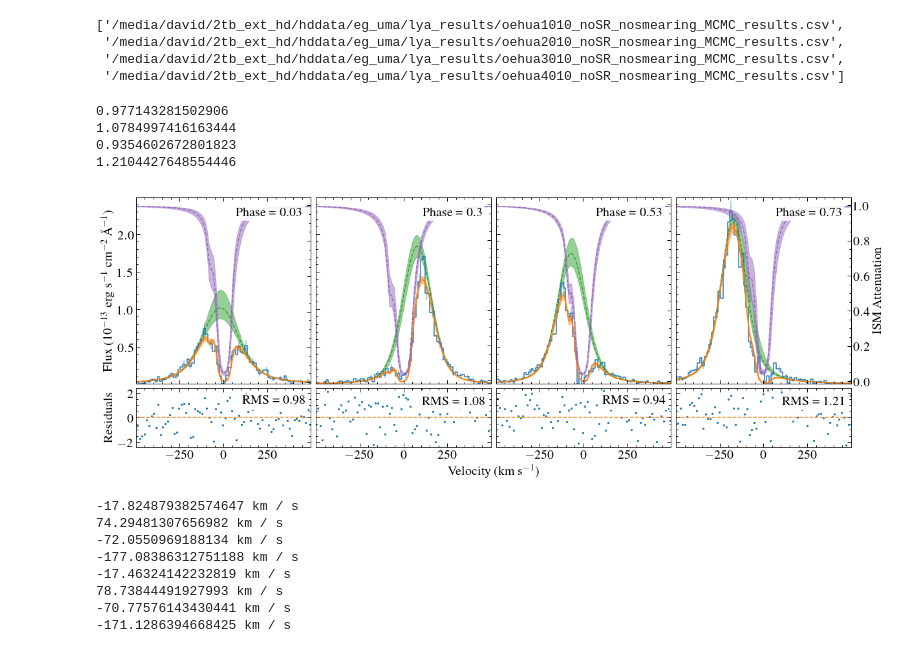
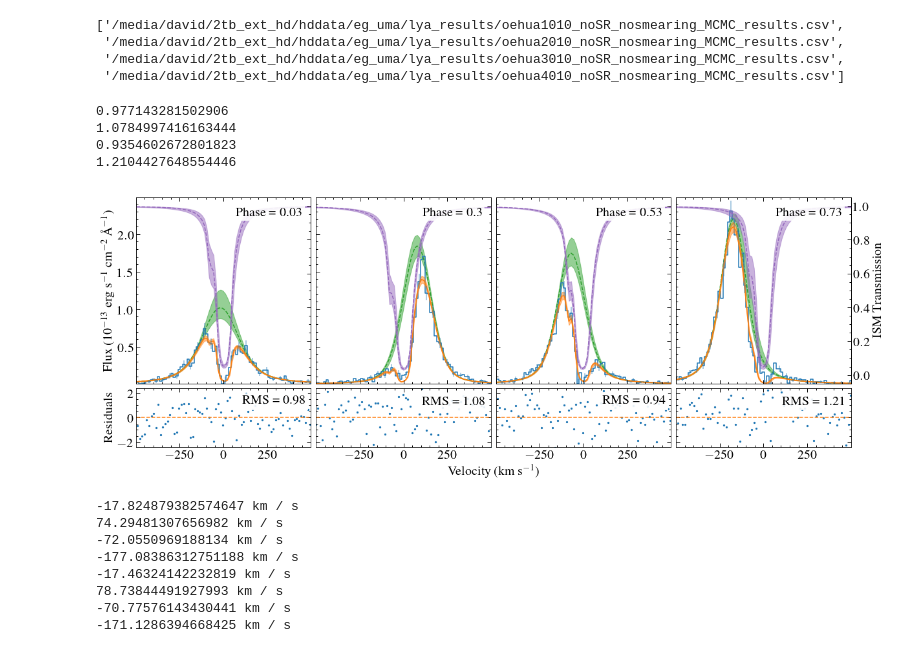
Before and after one commit to davidjwilson/pceb, a Jupyter notebook: eg_uma/eg_uma_lya_results.ipynb, the cells around one changed output. Cells and saved outputs as stored; diff of their text form; code cells hidden in the pictures.

```diff
--- a/eg_uma/eg_uma_lya_results.ipynb
+++ b/eg_uma/eg_uma_lya_results.ipynb
@@ -128,7 +128,8 @@ for i, spec in enumerate(sr_specs_phase):
     if i < 3:
         ax2.set_yticklabels([])
     if i == 3:
-        ax2.set_ylabel('ISM Attenuation')
+        ax2.set_ylabel('ISM Transmission')
+    ax2.set_ylim(-0.05, 1.05)
 
 
 
@@ -219,7 +220,8 @@ for i, spec in enumerate(nosr_specs_phase):
     if i < 3:
         ax2.set_yticklabels([])
     if i == 3:
-        ax2.set_ylabel('ISM Attenuation')
+        ax2.set_ylabel('ISM Transmission')
+    ax2.set_ylim(-0.05, 1.05)
 
 
 
@@ -227,34 +229,34 @@ for i, spec in enumerate(nosr_specs_phase):
     plt.subplot(gs[3:, i])
     plt.scatter(v, ((data['flux_lya']*fscale)-(data['lya_model_median']*fscale))/(data['error_lya']*fscale), alpha=1, s=5)
     plt.xlim(-499, 499)
     plt.ylim(-2.4,2.4)
     if i > 0:
         plt.yticks(visible=False)
     plt.axhline(0, ls='--', c='C1')
     if i == 0:
         plt.ylabel('Residuals')
 
     rms = np.mean(((data['flux_lya']-data['lya_model_median'])/data['error_lya'])**2)**0.5
     print(rms)
     plt.annotate('RMS = {0:.2f}'.format(rms), (0.97, 0.87), xycoords = 'axes fraction', ha='right', va='top', bbox=dict(facecolor='white', edgecolor='none', alpha=0.9))
 
 
 
 
 fig.add_subplot(111, frame_on=False)
 plt.tick_params(labelcolor='none', top=False, bottom=False, left=False, right=False, which='both')
 # plt.ylabel('Flux ($10^{-14}$\,erg s$^{-1}$ cm$^{-2}$ \AA$^{-1}$)', size=20, labelpad=12)
 plt.xlabel('Velocity (km s$^{-1}$)', size=20)
 plt.tight_layout()
 plt.subplots_adjust(hspace=0.08, wspace=0.03)
 plt.savefig('plots/eg_uma_lya_fit_nosr.png', dpi=150, facecolor='w')
 plt.savefig('plots/eg_uma_lya_fit_nosr.pdf')
 # %% [output]
 0.977143281502906
 1.0784997416163444
 0.9354602672801823
 1.2104427648554446
-[figure, old version]
+[figure, new version]
 # %%
 plt.figure(figsize=(7,6))
 for i, spec in enumerate(sr_specs_phase):
```
Also changed, not shown: parts of 4 cells of this notebook, 28 other files.
